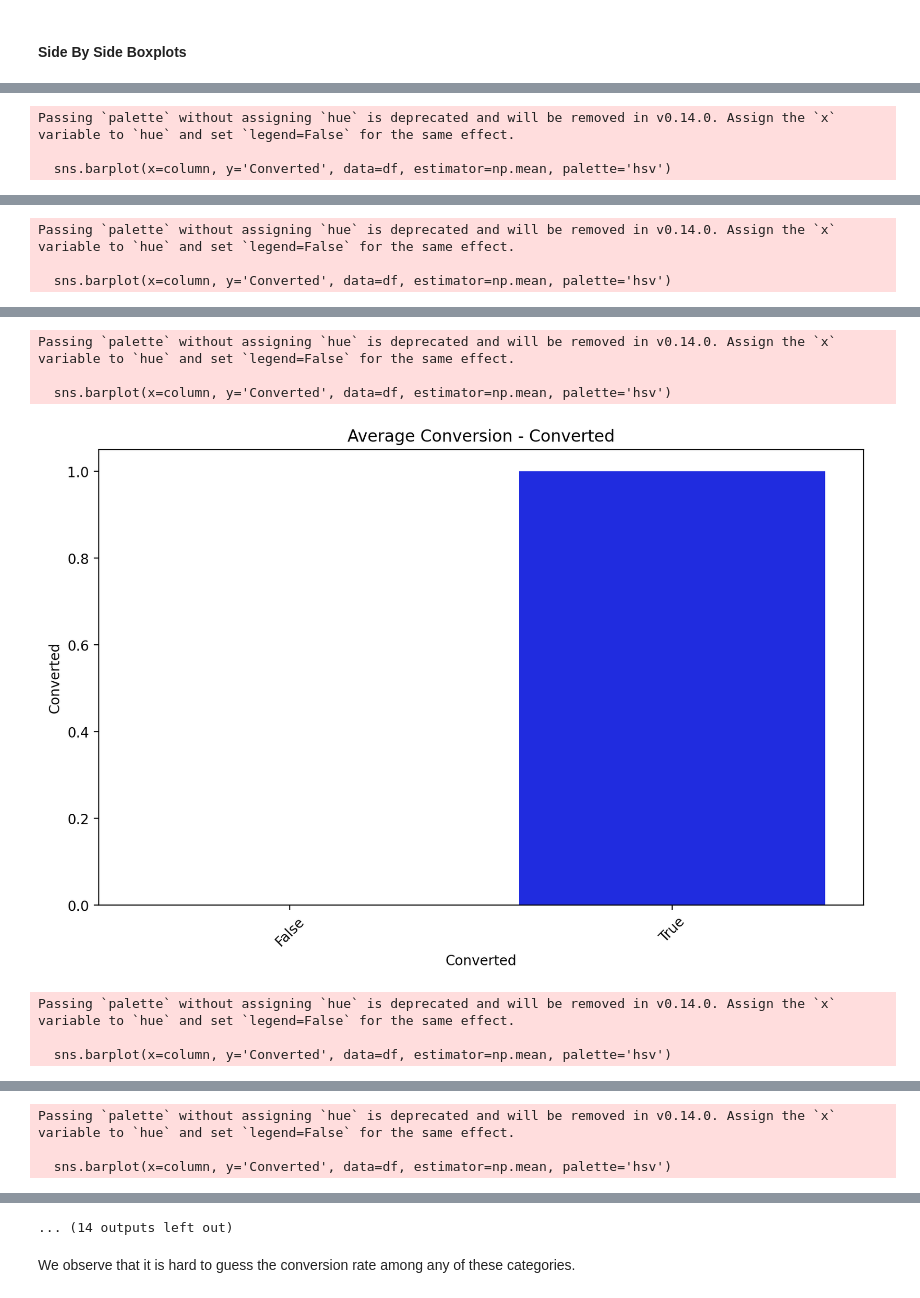
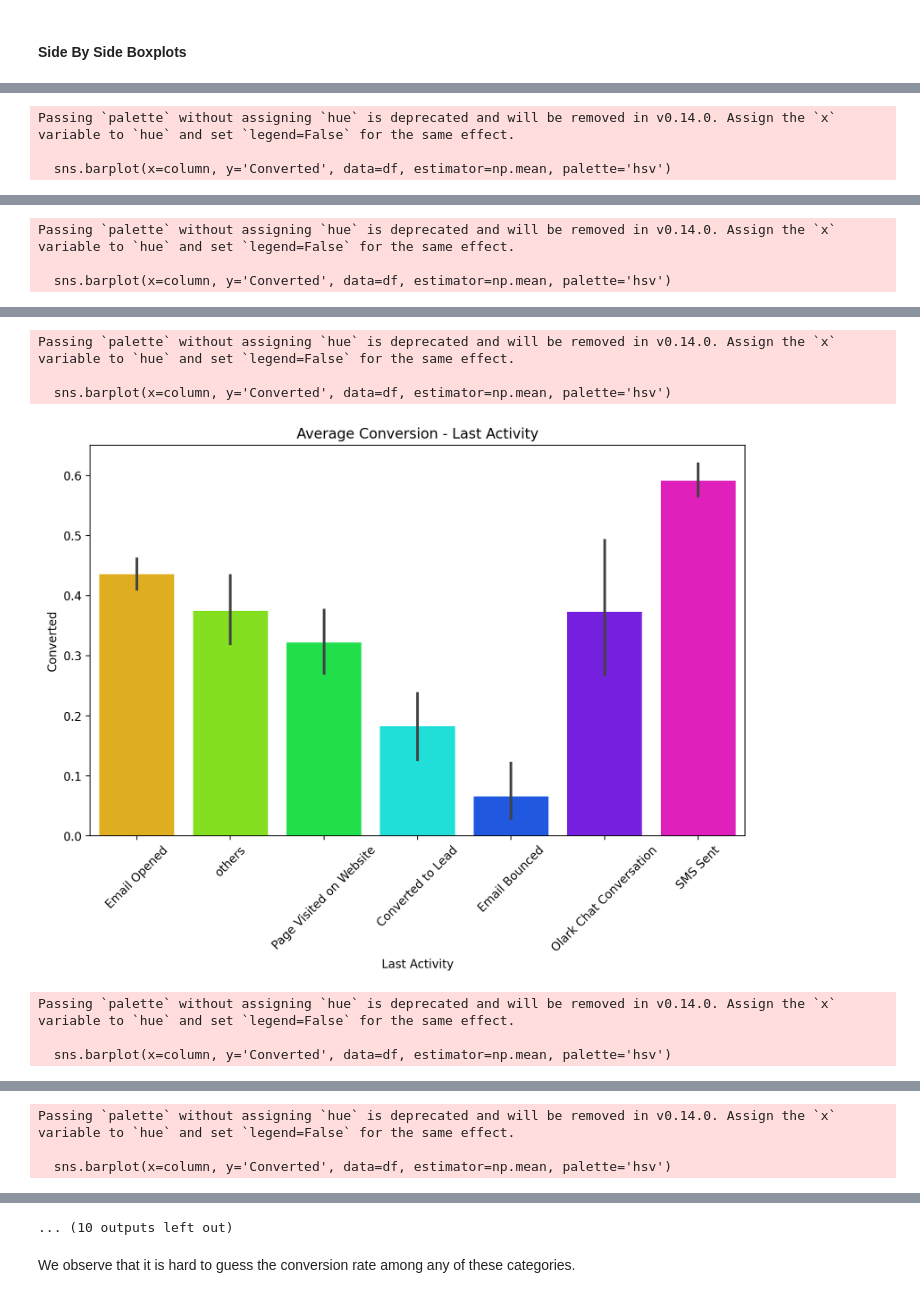
Before and after one commit to notvarunseth/ml-assignment, a Jupyter notebook: 1_notebook.ipynb, the cells around one changed output, grey strips where cells are left out. Saved outputs shown, nothing was run; the diff lists cells and outputs as text; code cells hidden in the pictures.

```diff
--- a/1_notebook.ipynb
+++ b/1_notebook.ipynb
@@ -293,7 +293,7 @@ Number of uniques for 'Last Notable Activity' is 5
 # %% [markdown]
 ### Low Variation
 # %%
-THRESHOLD_LOW_VAR = 0.999
+THRESHOLD_LOW_VAR = 0.99
 
 # Check if a vast majority values are same, and drop these column, it is not useful.
 low_variation_columns = []
@@ -463,27 +503,29 @@ Passing `palette` without assigning `hue` is deprecated and will be removed in v
 # %%
 for column in df.select_dtypes(include=['object', 'category', 'bool']).columns:
+    if column == 'Converted':
+        continue
     plt.figure(figsize=(10, 6))
     sns.barplot(x=column, y='Converted', data=df, estimator=np.mean, palette='hsv')
     plt.title(f'Average Conversion - {column}')
     plt.xticks(rotation=45)
     plt.show()
 # %% [output]
 Passing `palette` without assigning `hue` is deprecated and will be removed in v0.14.0. Assign the `x` variable to `hue` and set `legend=False` for the same effect.
 
   sns.barplot(x=column, y='Converted', data=df, estimator=np.mean, palette='hsv')
 [figure]
 Passing `palette` without assigning `hue` is deprecated and will be removed in v0.14.0. Assign the `x` variable to `hue` and set `legend=False` for the same effect.
 
   sns.barplot(x=column, y='Converted', data=df, estimator=np.mean, palette='hsv')
 [figure]
 Passing `palette` without assigning `hue` is deprecated and will be removed in v0.14.0. Assign the `x` variable to `hue` and set `legend=False` for the same effect.
 
   sns.barplot(x=column, y='Converted', data=df, estimator=np.mean, palette='hsv')
 [figure]
 Passing `palette` without assigning `hue` is deprecated and will be removed in v0.14.0. Assign the `x` variable to `hue` and set `legend=False` for the same effect.
 
   sns.barplot(x=column, y='Converted', data=df, estimator=np.mean, palette='hsv')
-[figure, old version]
+[figure, new version]
 Passing `palette` without assigning `hue` is deprecated and will be removed in v0.14.0. Assign the `x` variable to `hue` and set `legend=False` for the same effect.
 
   sns.barplot(x=column, y='Converted', data=df, estimator=np.mean, palette='hsv')
@@ -495,4 +537,4 @@ Passing `palette` without assigning `hue` is deprecated and will be removed in v
-... (14 outputs left out)
+... (10 outputs left out)
 # %% [markdown]
 We observe that it is hard to guess the conversion rate among any of these categories.
 # %% [markdown]
```
Also changed, not shown: parts of 46 cells of this notebook.
